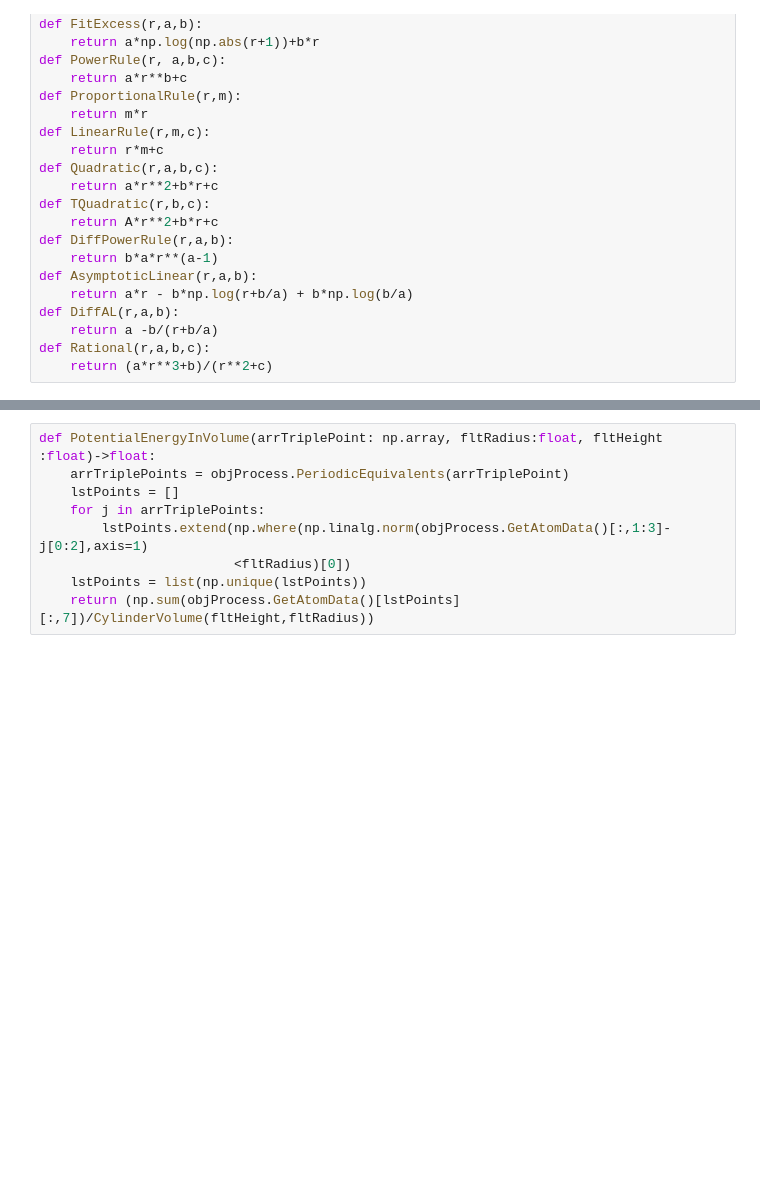
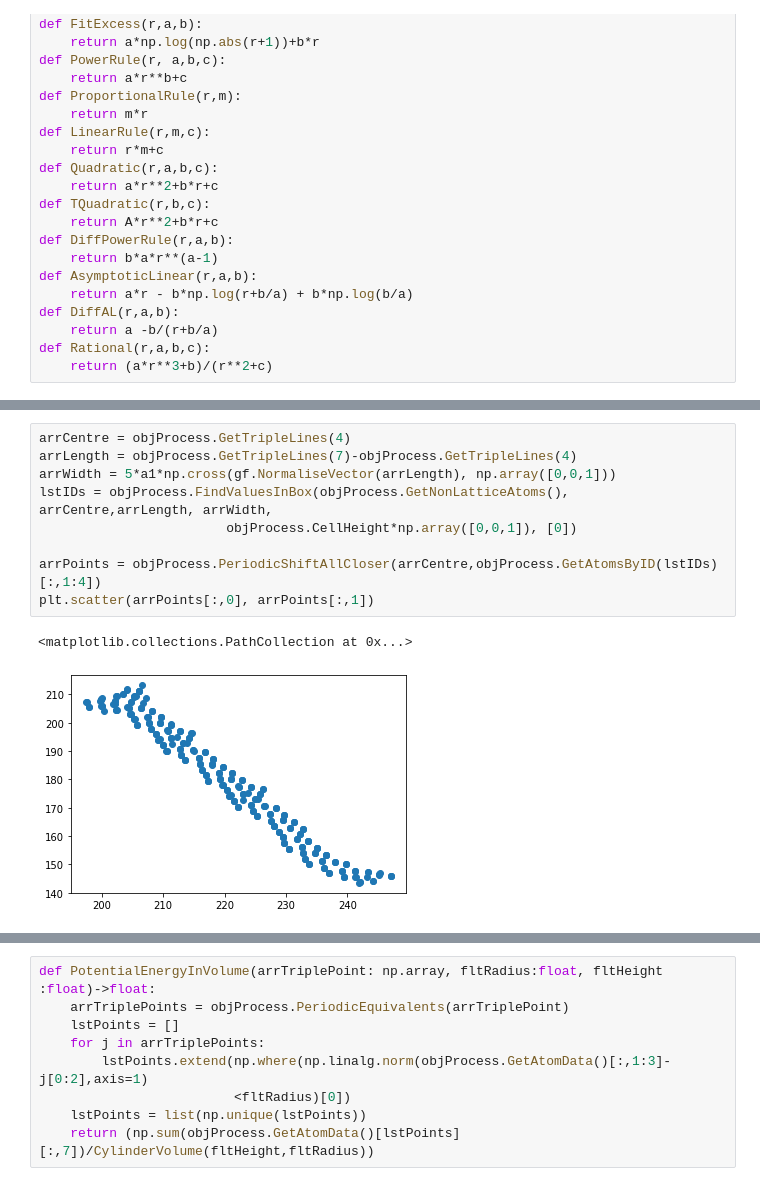
Before and after one commit to PaulTwine/TripleLines.github.io, a Jupyter notebook: TripleLine Fitting.ipynb, the cells around one changed output, grey strips where cells are left out. Saved outputs shown, nothing was run; the diff lists cells and outputs as text; blank space fills up the shorter version.

```diff
--- a/TripleLine Fitting.ipynb
+++ b/TripleLine Fitting.ipynb
@@ -181,0 +204,12 @@ print(objProcess.GetEquivalentTripleLines(1))
+# %%
+arrCentre = objProcess.GetTripleLines(4)
+arrLength = objProcess.GetTripleLines(7)-objProcess.GetTripleLines(4)
+arrWidth = 5*a1*np.cross(gf.NormaliseVector(arrLength), np.array([0,0,1]))
+lstIDs = objProcess.FindValuesInBox(objProcess.GetNonLatticeAtoms(), arrCentre,arrLength, arrWidth,
+                        objProcess.CellHeight*np.array([0,0,1]), [0])
+
+arrPoints = objProcess.PeriodicShiftAllCloser(arrCentre,objProcess.GetAtomsByID(lstIDs)[:,1:4])
+plt.scatter(arrPoints[:,0], arrPoints[:,1])
+# %% [output]
+<matplotlib.collections.PathCollection at 0x...>
+[figure, added]
```
Also changed, not shown: parts of 22 cells of this notebook, 46 other files.
